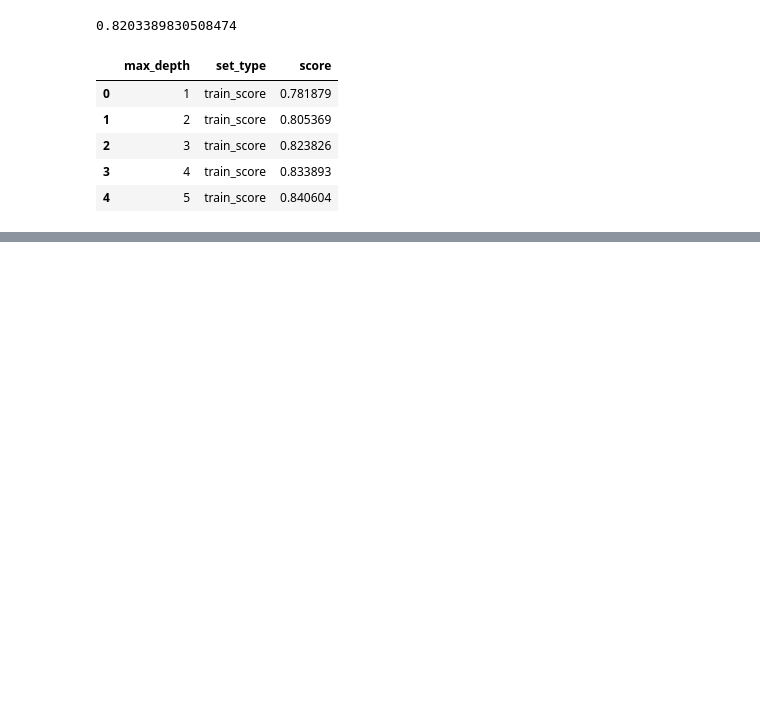
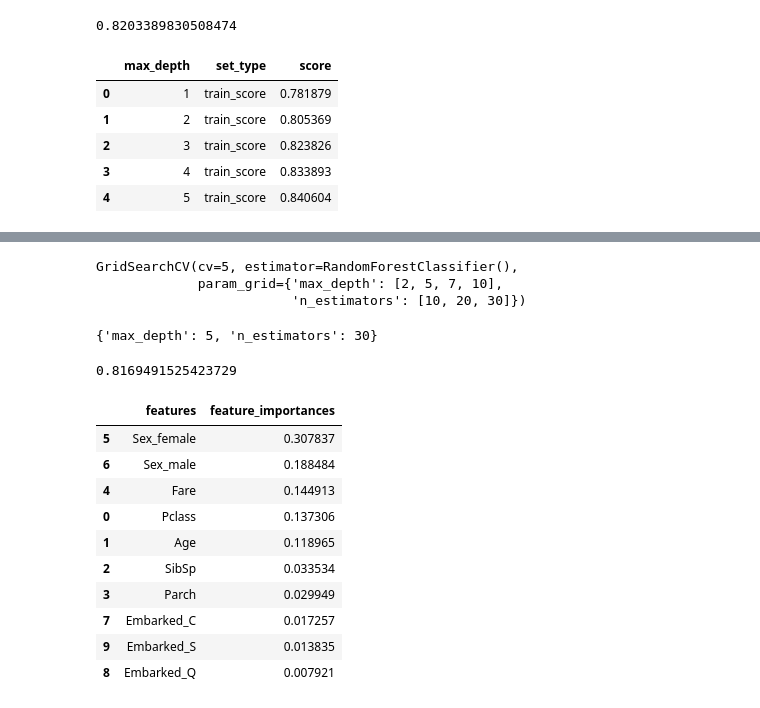
Before and after one commit to jokkojja/steps_in_data, a Jupyter notebook: titanic_decision_tree.ipynb, the cells around one changed output, grey strips where cells are left out. Drawn from its saved outputs; the diff is of its cells as text; code cells hidden in the pictures; blank space fills up the shorter version.

```diff
--- a/titanic_decision_tree.ipynb
+++ b/titanic_decision_tree.ipynb
@@ -241,0 +421,36 @@ cross_val_score(best_clf, X_test, y_test, cv = 5).mean()
+# %%
+grid_search_csv_clf.fit(X_train, y_train)
+# %% [output]
+GridSearchCV(cv=5, estimator=RandomForestClassifier(),
+             param_grid={'max_depth': [2, 5, 7, 10],
+                         'n_estimators': [10, 20, 30]})
+# %%
+grid_search_csv_clf.best_params_
+# %% [output]
+{'max_depth': 5, 'n_estimators': 30}
+# %%
+best_clf = grid_search_csv_clf.best_estimator_
+# %%
+best_clf.score(X_test, y_test)
+# %% [output]
+0.8169491525423729
+# %%
+feature_importances = best_clf.feature_importances_
+# %%
+feature_importances_df = pd.DataFrame({'features' : list(X_train),\
+                                       'feature_importances' :\
+                                       feature_importances})
+# %%
+feature_importances_df.sort_values('feature_importances', ascending = False)
+# %% [output]
+|  | features | feature_importances |
+| 5 | Sex_female | 0.307837 |
+| 6 | Sex_male | 0.188484 |
+| 4 | Fare | 0.144913 |
+| 0 | Pclass | 0.137306 |
+| 1 | Age | 0.118965 |
+| 2 | SibSp | 0.033534 |
+| 3 | Parch | 0.029949 |
+| 7 | Embarked_C | 0.017257 |
+| 9 | Embarked_S | 0.013835 |
+| 8 | Embarked_Q | 0.007921 |
```
Also changed, not shown: parts of 41 cells of this notebook.
